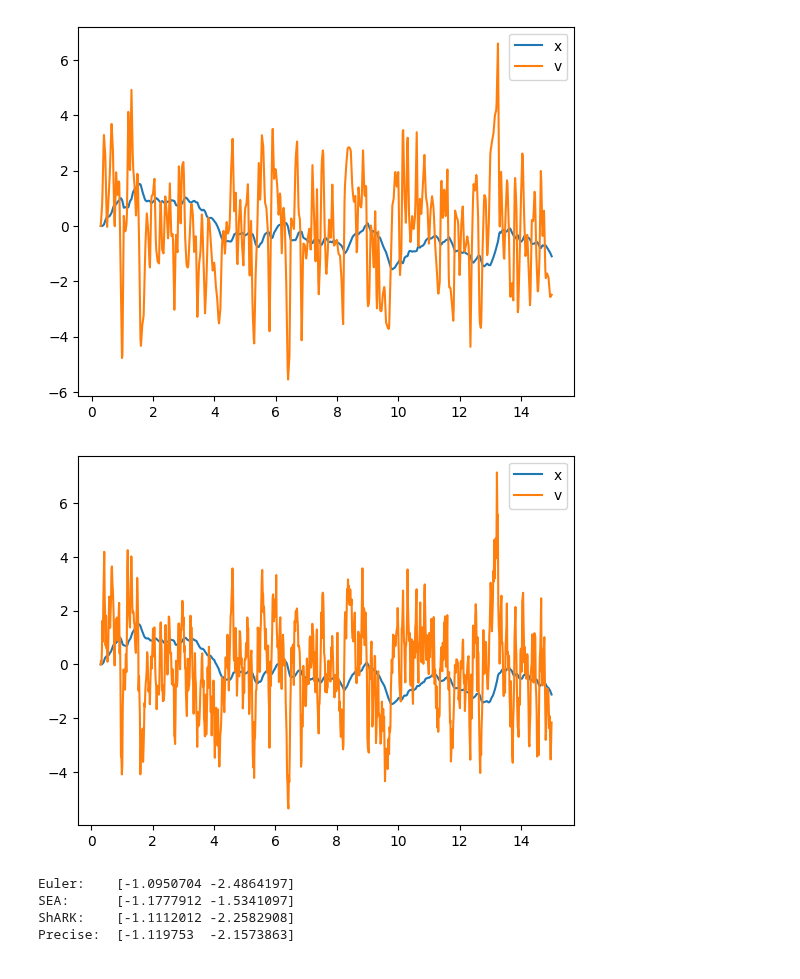
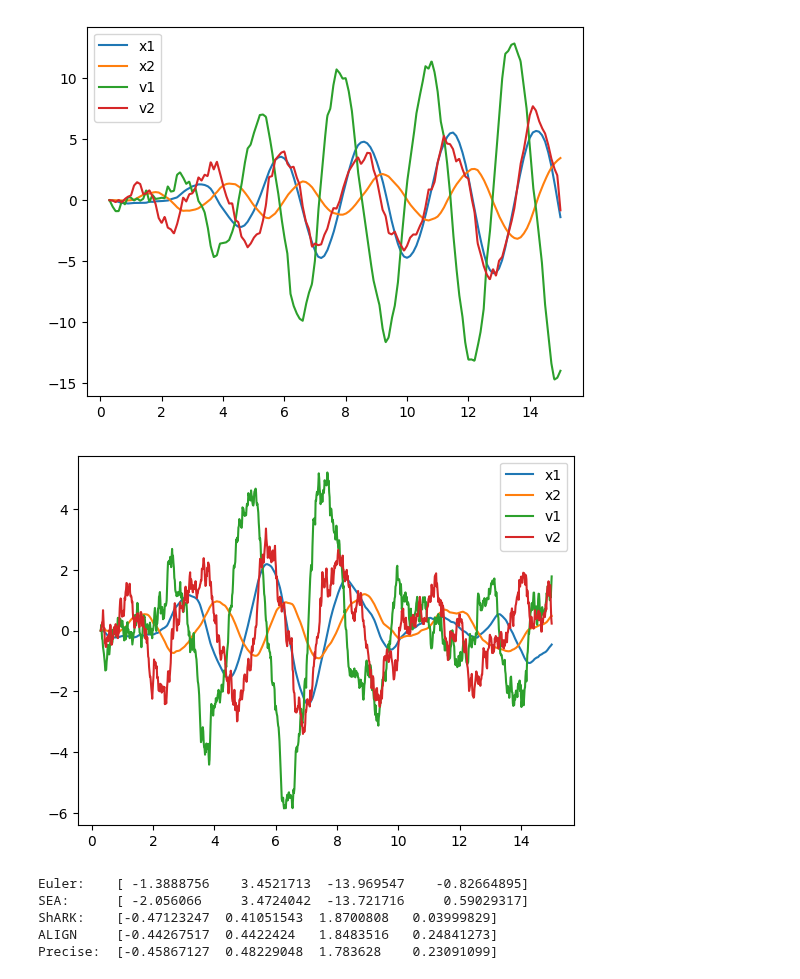
Before and after one commit to andyElking/diffrax_STLA, a Jupyter notebook: Langevin_test.ipynb, the cells around one changed output. Saved outputs shown, nothing was run; the diff lists cells and outputs as text; code cells hidden in the pictures.

Commit message:
implemented the ALIGN method

```diff
--- a/Langevin_test.ipynb
+++ b/Langevin_test.ipynb
@@ -5,7 +5,7 @@ import jax.tree_util as jtu
 import jax.numpy as jnp
 from jax import lax
 
-from diffrax import diffeqsolve, ControlTerm, Euler, MultiTerm, ODETerm, SaveAt, VirtualBrownianTree, Tsit5, VirtualBrownianTree, STLAControlTerm, STLAMultiTerm, SEA, ShARK, PIDController, LevyVal, ANSR
+from diffrax import diffeqsolve, ControlTerm, Euler, MultiTerm, ODETerm, SaveAt, VirtualBrownianTree, Tsit5, VirtualBrownianTree, STLAControlTerm, STLAMultiTerm, SEA, ShARK, PIDController, LevyVal, ALIGN
 
 import diffrax
 import math
@@ -15,28 +15,31 @@ from diffrax.solver.ansr import StochasticButcherTableau
 
 
 def plot_sol(sol):
-    plt.plot(sol.ts, sol.ys[:,0], label="x")
-    plt.plot(sol.ts, sol.ys[:,1], label="v")
+    plt.plot(sol.ts, sol.ys[:,0], label="x1")
+    plt.plot(sol.ts, sol.ys[:,1], label="x2")
+    plt.plot(sol.ts, sol.ys[:,2], label="v1")
+    plt.plot(sol.ts, sol.ys[:,3], label="v2")
     plt.legend()
     plt.show()
 # %%
 def drift(t, y, args):
     gamma, u, grad_f = args
-    x, v = y[0], y[1]
+    x, v = y[:2], y[2:]
     d_x = v
     d_v = -gamma * v - u * grad_f(x)
-    d_y = jnp.array([d_x, d_v], dtype=jnp.float32)
+    d_y = jnp.array([d_x, d_v], dtype=jnp.float32).flatten()
     return d_y
 
 def diffusion(t, y, args):
     gamma, u, _ = args
-    d_v = jnp.sqrt(2*gamma*u)
-    d_y = jnp.array([0, d_v], dtype=jnp.float32)
+    d_v = jnp.sqrt(2*gamma*u) * jnp.ones((2,), dtype=y.dtype)
+    d_y = jnp.concatenate((jnp.zeros((2,2), dtype=jnp.float32), jnp.diag(d_v)), axis=0)
     return d_y
 
 t0, t1 = 0.3, 15
-bm1 = VirtualBrownianTree(t0, t1, tol=2**-8, shape=(), key=jrandom.PRNGKey(2), compute_stla=True)
+bm1 = VirtualBrownianTree(t0, t1, tol=2**-8, shape=(2,), key=jrandom.PRNGKey(2), compute_stla=True)
 termsEuler = MultiTerm(ODETerm(drift), ControlTerm(diffusion, bm1))
 terms = STLAMultiTerm(ODETerm(drift), STLAControlTerm(diffusion, bm1))
 saveat = SaveAt(ts=jnp.linspace(t0, t1, 1000))
-args = (10.0, 3.0, lambda x: x)
+args = (0.3, 5.0, lambda x: x)
+y0=jnp.array([0, 0, 0, 0], dtype=jnp.float32)
@@ -53,22 +65,24 @@ plot_sol(solSE)
 # %%
-solEuler = diffeqsolve(termsEuler, Euler(), t0, t1, dt0=0.05, y0=jnp.array([0, 0], dtype=jnp.float32), args=args,
+solEuler = diffeqsolve(termsEuler, Euler(), t0, t1, dt0=0.1, y0=y0, args=args,
                     saveat=saveat)
 plot_sol(solEuler)
 # %% [output]
-[figure, old version]
+[figure, new version]
 # %%
-solPrecise = diffeqsolve(terms, Euler(), t0, t1, dt0=0.005, y0=jnp.array([0, 0], dtype=jnp.float32), args=args,
+solPrecise = diffeqsolve(terms, Euler(), t0, t1, dt0=0.005, y0=y0, args=args,
                     saveat=saveat)
 plot_sol(solPrecise)
 # %% [output]
-[figure, old version]
+[figure, new version]
 # %%
 print(f"Euler:    {solEuler.ys[-1]}")
 print(f"SEA:      {solSE.ys[-1]}")
 print(f"ShARK:    {solSRK.ys[-1]}")
+print(f"ALIGN     {solALIGN.ys[-1]}")
 print(f"Precise:  {solPrecise.ys[-1]}")
 # %% [output]
-Euler:    [-1.0950704 -2.4864197]
-SEA:      [-1.1777912 -1.5341097]
-ShARK:    [-1.1112012 -2.2582908]
-Precise:  [-1.119753  -2.1573863]
+Euler:    [ -1.3888756    3.4521713  -13.969547    -0.82664895]
+SEA:      [ -2.056066     3.4724042  -13.721716     0.59029317]
+ShARK:    [-0.47123247  0.41051543  1.8700808   0.03999829]
+ALIGN     [-0.44267517  0.4422424   1.8483516   0.24841273]
+Precise:  [-0.45867127  0.48229048  1.783628    0.23091099]
```
Also changed, not shown: parts of 3 cells of this notebook, 3 other files.
